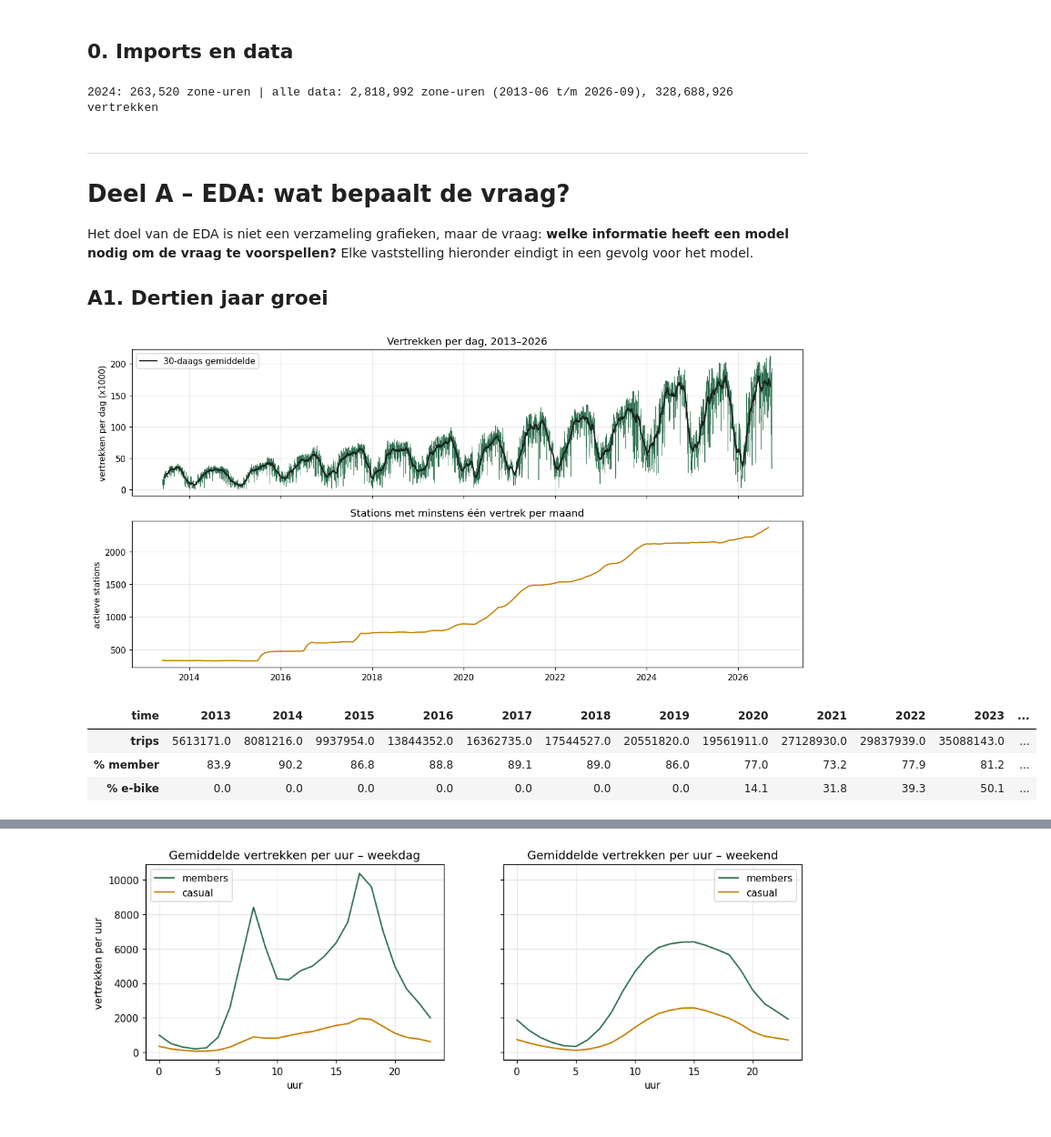
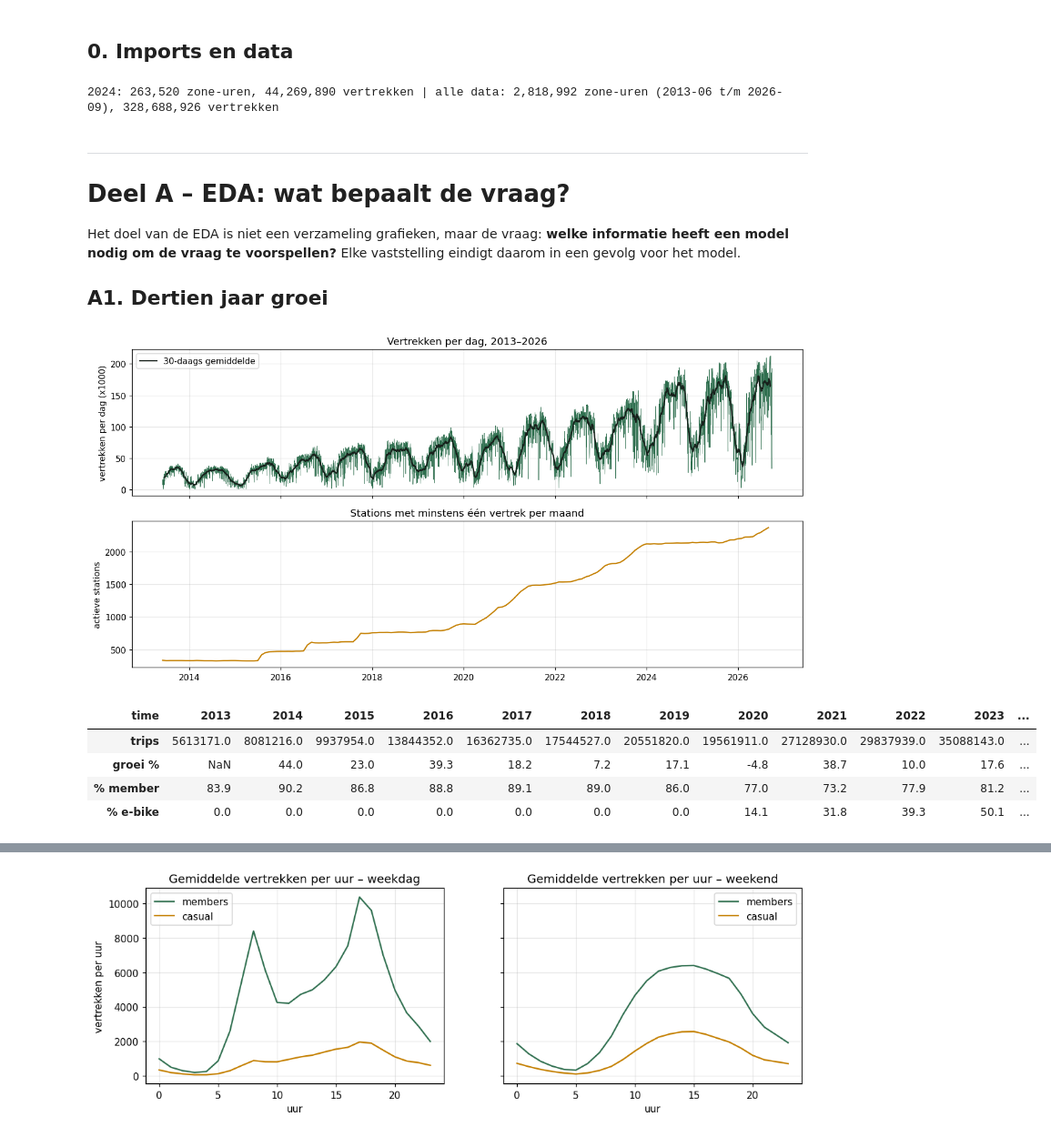
Before and after one commit to dmitcher7/CloudAI-Challenge, a Jupyter notebook: citi_bike/Kobe/Final/02_analyse_en_modellen.ipynb, the cells around one changed output, grey strips where cells are left out. Shown at 91% size. Saved outputs shown, nothing was run; the diff lists cells and outputs as text; code cells hidden in the pictures.

```diff
--- a/citi_bike/Kobe/Final/02_analyse_en_modellen.ipynb
+++ b/citi_bike/Kobe/Final/02_analyse_en_modellen.ipynb
@@ -31,15 +31,17 @@ RUN_SEARCHES = False
 # %%
 %matplotlib inline
 import json
-import subprocess
-import sys
+import os
+from datetime import datetime, timezone
 from pathlib import Path
 
+import joblib
 import matplotlib.pyplot as plt
 import numpy as np
 import pandas as pd
 import statsmodels.api as sm
 import statsmodels.formula.api as smf
+from pandas.tseries.holiday import USFederalHolidayCalendar
 from scipy import stats
 from scipy.stats import loguniform, randint, uniform
 from sklearn.cluster import KMeans
@@ -47,74 +49,62 @@ from sklearn.compose import ColumnTransformer
 from sklearn.ensemble import HistGradientBoostingRegressor, RandomForestRegressor
 from sklearn.inspection import permutation_importance
 from sklearn.linear_model import PoissonRegressor
-from sklearn.model_selection import GridSearchCV, GroupKFold, RandomizedSearchCV
+from sklearn.metrics import make_scorer, mean_absolute_error, mean_poisson_deviance, mean_squared_error, r2_score
+from sklearn.model_selection import GridSearchCV, GroupKFold, RandomizedSearchCV, cross_validate
 from sklearn.pipeline import make_pipeline
 from sklearn.preprocessing import FunctionTransformer, OneHotEncoder, SplineTransformer, StandardScaler
 
-KOBE = Path.cwd().parent
-sys.path.insert(0, str(KOBE))
-import citibike as cb
+KOBE = Path.cwd().parent                          # citi_bike/Kobe (dit notebook staat in citi_bike/Kobe/Final)
+DATA_DIR = KOBE / "data"
+DATA_2024 = DATA_DIR / "2024"
+MODEL_DIR = KOBE / "models"
+SEARCH_DIR = MODEL_DIR / "searches"
+DEPLOY_MODEL = KOBE.parent.parent / "deploy" / "citi_bike_demand" / "model.pkl"
+SEED = 42
+os.environ.setdefault("LOKY_MAX_CPU_COUNT", str(max(1, (os.cpu_count() or 2) - 1)))
 
 plt.rcParams.update({"figure.dpi": 110, "axes.grid": True, "grid.alpha": .3})
 GREEN, ORANGE, INK, BLUE = "#2f6f4f", "#c47f00", "#17201b", "#3b6fb6"
+pd.set_option("display.max_columns", 30)
 
-# Studie op 2024
-t24 = cb.load_model_table(cb.DATA_2024 / "model_table.parquet")
-sh24 = pd.read_parquet(cb.DATA_2024 / "station_hour.parquet")
-st24 = cb.clean_stations(pd.read_parquet(cb.DATA_2024 / "stations.parquet"))
-w24 = pd.read_parquet(cb.DATA_2024 / "weather_2024.parquet")
-# Alle data
-table = cb.load_model_table()
-print(f"2024: {len(t24):,} zone-uren | alle data: {len(table):,} zone-uren "
+# Studie op 2024 (uit 01_cleaning §17)
+t24 = pd.read_parquet(DATA_2024 / "model_table.parquet")
+sh24 = pd.read_parquet(DATA_2024 / "station_hour.parquet")
+st24 = pd.read_parquet(DATA_2024 / "station_zones.parquet")          # publieke stations van 2024, met zone
+zones24 = pd.DataFrame(json.loads((DATA_2024 / "zones.json").read_text(encoding="utf-8"))).set_index("zone")
+# Alle data (uit 01_cleaning §13-18)
+table = pd.read_parquet(DATA_DIR / "model_table.parquet")
+zones = pd.DataFrame(json.loads((DATA_DIR / "zones.json").read_text(encoding="utf-8"))).set_index("zone")
+print(f"2024: {len(t24):,} zone-uren, {t24['trips'].sum():,} vertrekken | alle data: {len(table):,} zone-uren "
       f"({table['time'].min():%Y-%m} t/m {table['time'].max():%Y-%m}), {table['trips'].sum():,} vertrekken")
-
-
-def hgb(features=cb.FEATURES, **params):
-    """HistGradientBoosting met Poisson-verlies en de zone als categorie (de gekozen techniek)."""
-    return HistGradientBoostingRegressor(loss="poisson", categorical_features=[features.index("zone")],
-                                         random_state=cb.SEED, **params)
-
-
-def test_frame(tab, y_test, pred):
-    return tab.loc[y_test.index, ["zone", "time", "trips"]].assign(pred=pred)
-
-
-def paired_bootstrap(pa, pb, n=2000, seed=cb.SEED):
-    """MAE(b) - MAE(a) op de testset, hertrokken per dag (opeenvolgende uren hangen samen)."""
-    err = pd.DataFrame({"day": pa["time"].dt.normalize(), "a": (pa["trips"] - pa["pred"]).abs(),
-                        "b": (pb["trips"] - pb["pred"]).abs()})
-    per_day = err.groupby("day")[["a", "b"]].agg(["sum", "count"])
-    sa, sb, cnt = per_day[("a", "sum")].to_numpy(), per_day[("b", "sum")].to_numpy(), per_day[("a", "count")].to_numpy()
-    idx = np.random.default_rng(seed).integers(0, len(per_day), size=(n, len(per_day)))
-    diff = sb[idx].sum(1) / cnt[idx].sum(1) - sa[idx].sum(1) / cnt[idx].sum(1)
-    return {"MAE-winst": round(float(diff.mean()), 2), "95%-BI": np.round(np.percentile(diff, [2.5, 97.5]), 2).tolist(),
-            "P(beter)": round(float((diff > 0).mean()), 3)}
 # %% [output]
-2024: 263,520 zone-uren | alle data: 2,818,992 zone-uren (2013-06 t/m 2026-09), 328,688,926 vertrekken
+2024: 263,520 zone-uren, 44,269,890 vertrekken | alle data: 2,818,992 zone-uren (2013-06 t/m 2026-09), 328,688,926 vertrekken
 # %% [markdown]
 ---
 # Deel A – EDA: wat bepaalt de vraag?
-Het doel van de EDA is niet een verzameling grafieken, maar de vraag: **welke informatie heeft een model nodig om de vraag te voorspellen?** Elke vaststelling hieronder eindigt in een gevolg voor het model.
+Het doel van de EDA is niet een verzameling grafieken, maar de vraag: **welke informatie heeft een model nodig om de vraag te voorspellen?** Elke vaststelling eindigt daarom in een gevolg voor het model.
 
 ## A1. Dertien jaar groei
 # %%
 daily_all = table.groupby(table["time"].dt.normalize())["trips"].sum()
 active_month = table.groupby([table["time"].dt.to_period("M"), "zone"])["active_stations"].first().groupby(level=0).sum()
 fig, axes = plt.subplots(2, 1, figsize=(12, 6), sharex=True)
 axes[0].plot(daily_all.index, daily_all / 1000, color=GREEN, lw=.5)
 axes[0].plot(daily_all.rolling(30, center=True).mean() / 1000, color=INK, lw=1.5, label="30-daags gemiddelde")
 axes[0].set(ylabel="vertrekken per dag (x1000)", title="Vertrekken per dag, 2013–2026"); axes[0].legend()
 axes[1].plot(active_month.index.to_timestamp(), active_month.values, color=ORANGE)
 axes[1].set(ylabel="actieve stations", title="Stations met minstens één vertrek per maand")
 plt.tight_layout()
 plt.show()
 yearly = table.groupby(table["time"].dt.year)[["trips", "members", "electric"]].sum()
-(yearly.assign(**{"% member": yearly["members"] / yearly["trips"] * 100, "% e-bike": yearly["electric"] / yearly["trips"] * 100})
-       [["trips", "% member", "% e-bike"]].round(1).T)
+(yearly.assign(**{"groei %": yearly["trips"].pct_change() * 100, "% member": yearly["members"] / yearly["trips"] * 100,
+                  "% e-bike": yearly["electric"] / yearly["trips"] * 100})
+       [["trips", "groei %", "% member", "% e-bike"]].round(1).T)
 # %% [output]
 [figure]
 | time | 2013 | 2014 | 2015 | 2016 | 2017 | 2018 | 2019 | 2020 | 2021 | 2022 | 2023 | ... |
 | trips | 5613171.0 | 8081216.0 | 9937954.0 | 13844352.0 | 16362735.0 | 17544527.0 | 20551820.0 | 19561911.0 | 27128930.0 | 29837939.0 | 35088143.0 | ... |
+| groei % | NaN | 44.0 | 23.0 | 39.3 | 18.2 | 7.2 | 17.1 | -4.8 | 38.7 | 10.0 | 17.6 | ... |
 | % member | 83.9 | 90.2 | 86.8 | 88.8 | 89.1 | 89.0 | 86.0 | 77.0 | 73.2 | 77.9 | 81.2 | ... |
 | % e-bike | 0.0 | 0.0 | 0.0 | 0.0 | 0.0 | 0.0 | 0.0 | 14.1 | 31.8 | 39.3 | 50.1 | ... |
 # %% [markdown]
```
Also changed, not shown: parts of 182 cells of this notebook, 13 other files.
